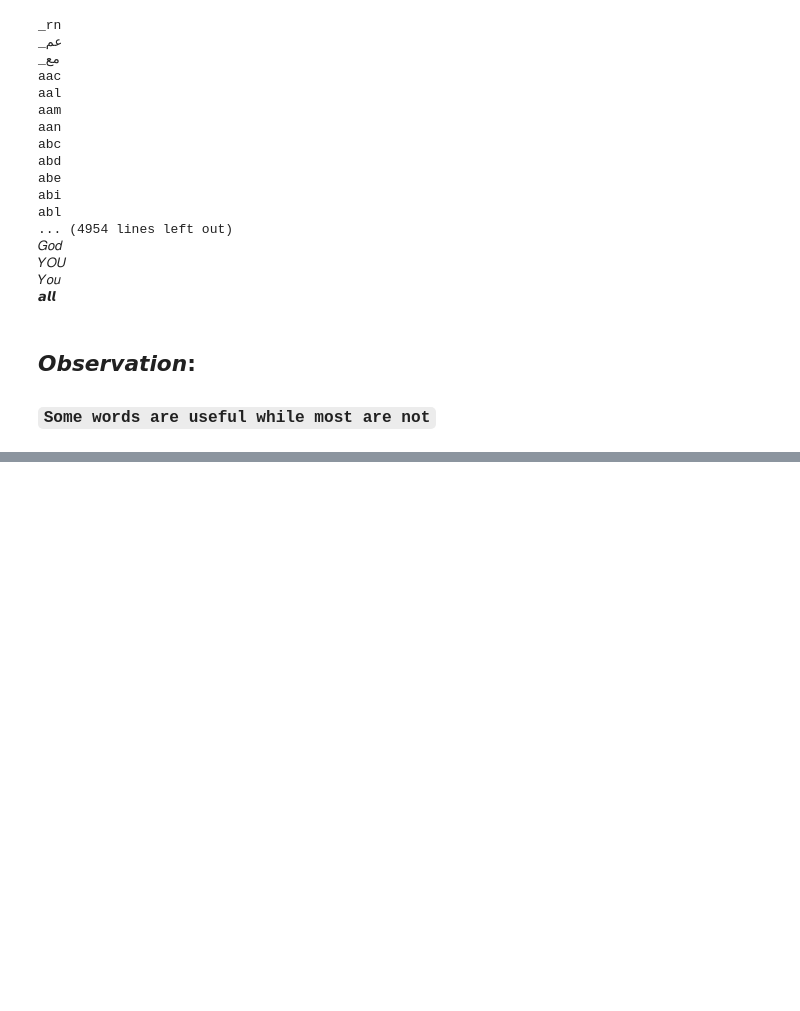
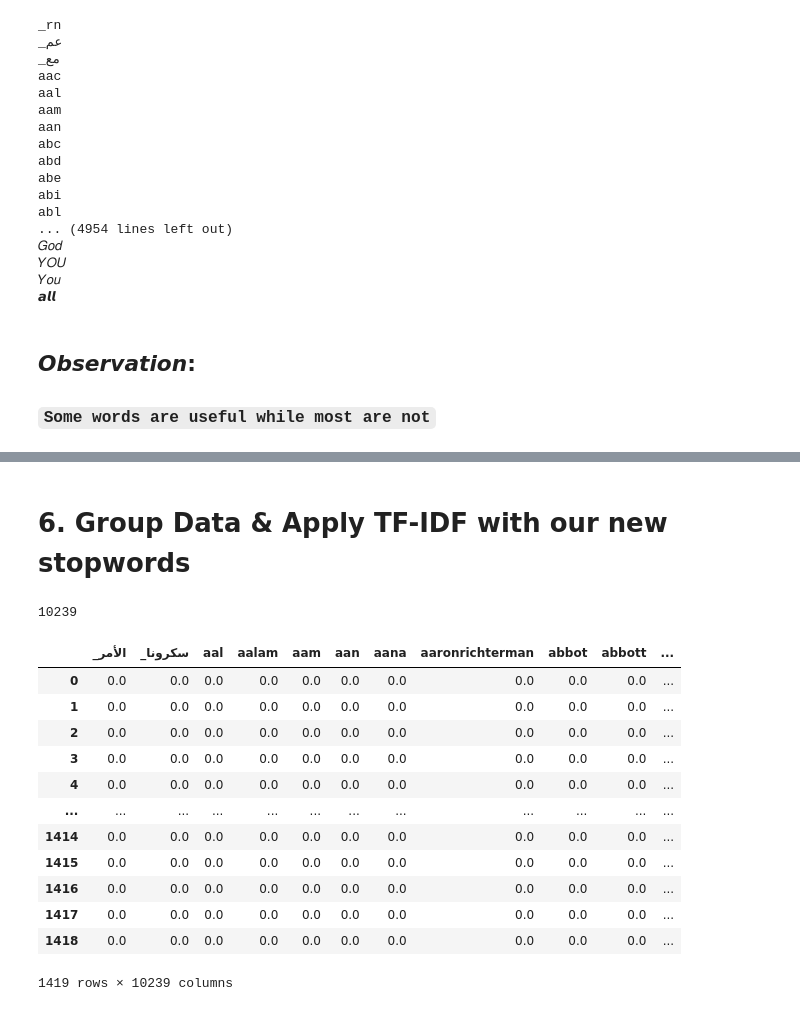
Before and after one commit to aliharakeh/M2-Project, a Jupyter notebook: Main_Data/Topic_Extraction_NLP.ipynb, the cells around one changed output, grey strips where cells are left out. Cells and saved outputs as stored; diff of their text form; code cells hidden in the pictures; blank space fills up the shorter version.

```diff
--- a/Main_Data/stopwords_mining.ipynb
+++ b/Main_Data/Topic_Extraction_NLP.ipynb
@@ -120,0 +124,48 @@ with open('minde_stopwords.txt', 'w', encoding='utf-8') as file:
+# %%
+with open('../stop-words/arabic.txt', 'r', encoding='utf-8') as f:
+    stopwords += f.read().split('\n')
+
+with open('../stop-words/english.txt', 'r', encoding='utf-8') as f:
+    stopwords += f.read().split('\n')
+# %% [markdown]
+# 6. Group Data & Apply TF-IDF with our new stopwords
+# %%
+df.text = data
+mo7afazat = df.groupby('MOHAFAZA_AR')
+# %%
+for name_ar, mo7afaza_df in mo7afazat:
+    # TF-IDF Transformer
+    tf_Idf = TfidfVectorizer(stop_words=stopwords, ngram_range=(1, 1))
+
+    # Transform & Fit Data
+    tf_Idf_fit = tf_Idf.fit_transform(mo7afaza_df.text)
+
+    # Get Features (Columns)
+    feature_names = tf_Idf.get_feature_names()
+
+    # # Transform the Sparse Matrix
+    dense = tf_Idf_fit.todense()
+    denselist = dense.tolist()
+
+    break
+# %%
+len(feature_names)
+# %% [output]
+10239
+# %%
+tf_idf_table = pd.DataFrame(denselist, columns=feature_names)
+tf_idf_table
+# %% [output]
+|  | _الأمر | _سكرونا | aal | aalam | aam | aan | aana | aaronrichterman | abbot | abbott | ... |
+| 0 | 0.0 | 0.0 | 0.0 | 0.0 | 0.0 | 0.0 | 0.0 | 0.0 | 0.0 | 0.0 | ... |
+| 1 | 0.0 | 0.0 | 0.0 | 0.0 | 0.0 | 0.0 | 0.0 | 0.0 | 0.0 | 0.0 | ... |
+| 2 | 0.0 | 0.0 | 0.0 | 0.0 | 0.0 | 0.0 | 0.0 | 0.0 | 0.0 | 0.0 | ... |
+| 3 | 0.0 | 0.0 | 0.0 | 0.0 | 0.0 | 0.0 | 0.0 | 0.0 | 0.0 | 0.0 | ... |
+| 4 | 0.0 | 0.0 | 0.0 | 0.0 | 0.0 | 0.0 | 0.0 | 0.0 | 0.0 | 0.0 | ... |
+| ... | ... | ... | ... | ... | ... | ... | ... | ... | ... | ... | ... |
+| 1414 | 0.0 | 0.0 | 0.0 | 0.0 | 0.0 | 0.0 | 0.0 | 0.0 | 0.0 | 0.0 | ... |
+| 1415 | 0.0 | 0.0 | 0.0 | 0.0 | 0.0 | 0.0 | 0.0 | 0.0 | 0.0 | 0.0 | ... |
+| 1416 | 0.0 | 0.0 | 0.0 | 0.0 | 0.0 | 0.0 | 0.0 | 0.0 | 0.0 | 0.0 | ... |
+| 1417 | 0.0 | 0.0 | 0.0 | 0.0 | 0.0 | 0.0 | 0.0 | 0.0 | 0.0 | 0.0 | ... |
+| 1418 | 0.0 | 0.0 | 0.0 | 0.0 | 0.0 | 0.0 | 0.0 | 0.0 | 0.0 | 0.0 | ... |
+1419 rows × 10239 columns
```
Also changed, not shown: parts of 7 cells of this notebook, 1 other file.
